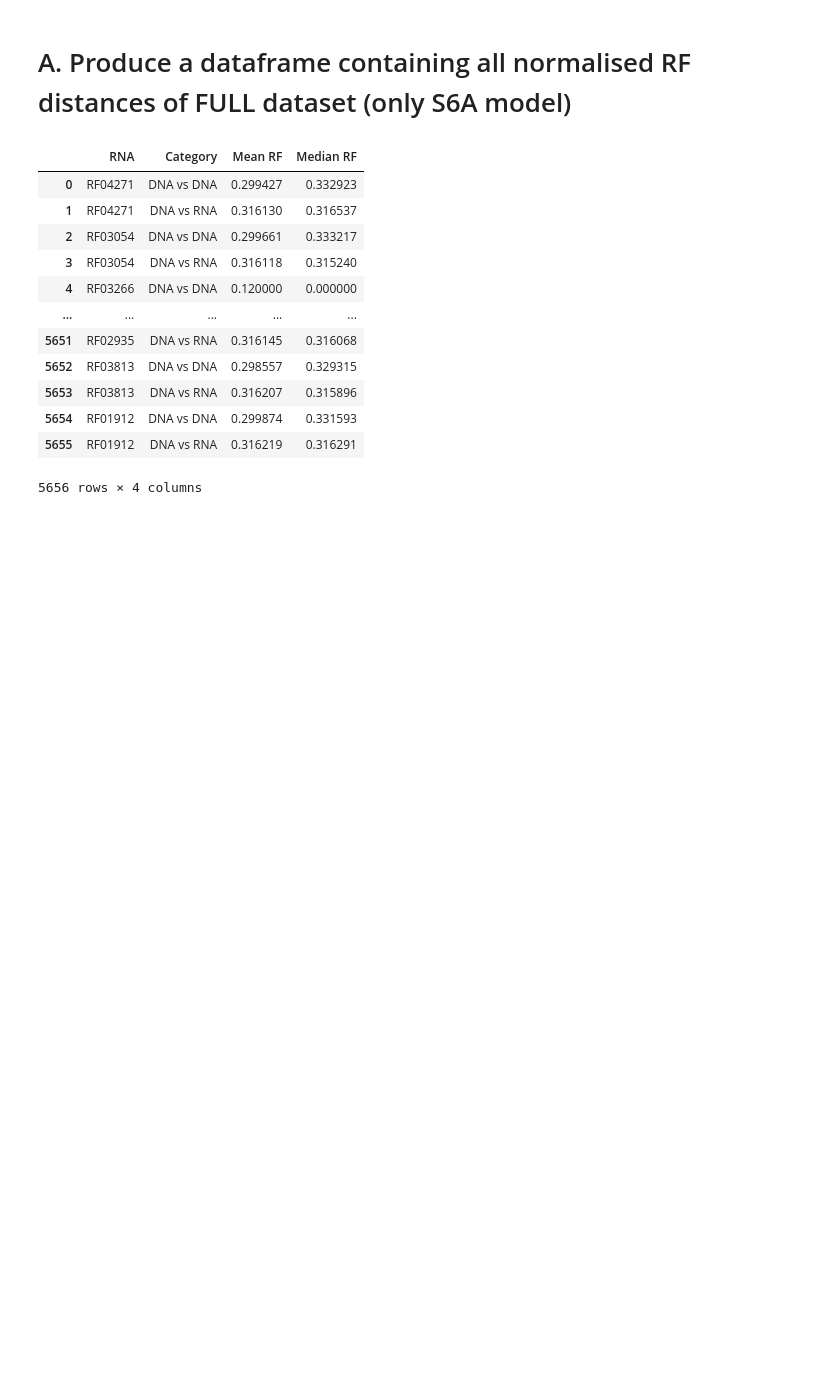
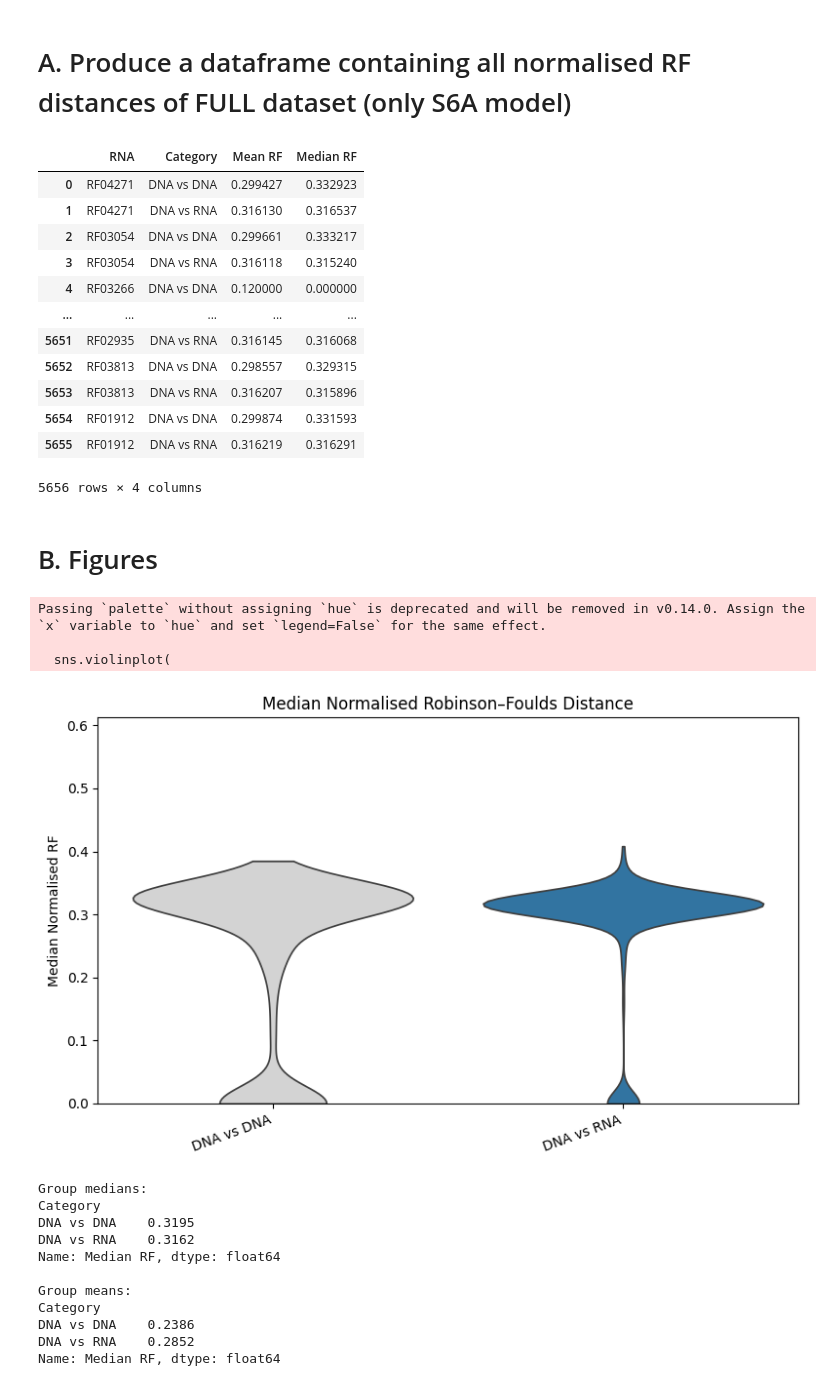
Before and after one commit to vannguyenh/RNAPhylo, a Jupyter notebook: scripts/analysis_scripts/RobinsonFould/figures_RF.ipynb, the cells around one changed output. Cells and saved outputs as stored; diff of their text form; code cells hidden in the pictures; blank space fills up the shorter version.

Commit message:
produce violin plots for FULL data

```diff
--- a/scripts/analysis_scripts/RobinsonFould/figures_RF.ipynb
+++ b/scripts/analysis_scripts/RobinsonFould/figures_RF.ipynb
@@ -97,3 +97,65 @@ df
 | 5654 | RF01912 | DNA vs DNA | 0.299874 | 0.331593 |
 | 5655 | RF01912 | DNA vs RNA | 0.316219 | 0.316291 |
 5656 rows × 4 columns
+# %% [markdown]
+# B. Figures
+# %%
+# We’ll plot only these two categories from this table
+order = ['DNA vs DNA', 'DNA vs RNA']
+
+# Keep only rows we need and drop any NaNs in the y column
+df_plot = (
+    df[df['Category'].isin(order)]
+      .copy()
+      .dropna(subset=['Median RF'])
+)
+
+# Colors: light gray for DNA vs DNA; pick a distinct color for DNA vs RNA
+palette = {
+    'DNA vs DNA': 'lightgray',
+    'DNA vs RNA': '#1f77b4',  # blue; change if you prefer another color
+}
+
+# Compute a little headroom for the y-axis
+ymax = df_plot['Median RF'].max()
+
+plt.figure(figsize=(8, 5))
+sns.violinplot(
+    data=df_plot,
+    x='Category',
+    y='Median RF',
+    order=order,
+    palette=palette,
+    cut=0,        # don’t extend beyond the data; keeps bottom at 0 cleanly
+    inner=None    # no internal box/median lines
+)
+
+plt.ylim(0, ymax * 1.5)   # bottom pinned at 0; top auto with headroom
+plt.xticks(rotation=20, ha='right')
+plt.title('Median Normalised Robinson–Foulds Distance')
+plt.ylabel('Median Normalised RF')
+plt.xlabel('')
+plt.tight_layout()
+plt.show()
+
+# (optional) print quick summaries
+print("Group medians:")
+print(df_plot.groupby('Category')['Median RF'].median().round(4))
+print("\nGroup means:")
+print(df_plot.groupby('Category')['Median RF'].mean().round(4))
+# %% [output]
+Passing `palette` without assigning `hue` is deprecated and will be removed in v0.14.0. Assign the `x` variable to `hue` and set `legend=False` for the same effect.
+
+  sns.violinplot(
+[figure, added]
+Group medians:
+Category
+DNA vs DNA    0.3195
+DNA vs RNA    0.3162
+Name: Median RF, dtype: float64
+
+Group means:
+Category
+DNA vs DNA    0.2386
+DNA vs RNA    0.2852
+Name: Median RF, dtype: float64
```
